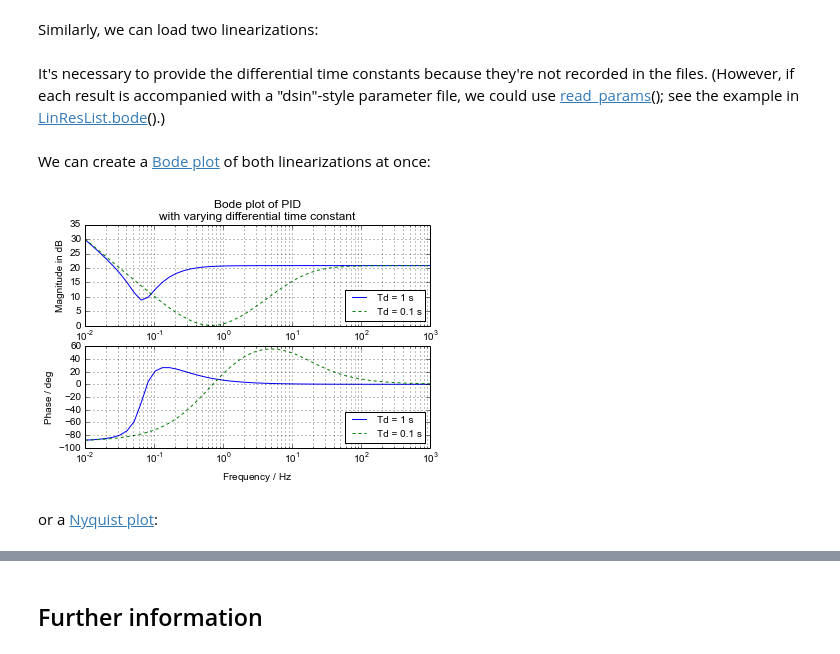
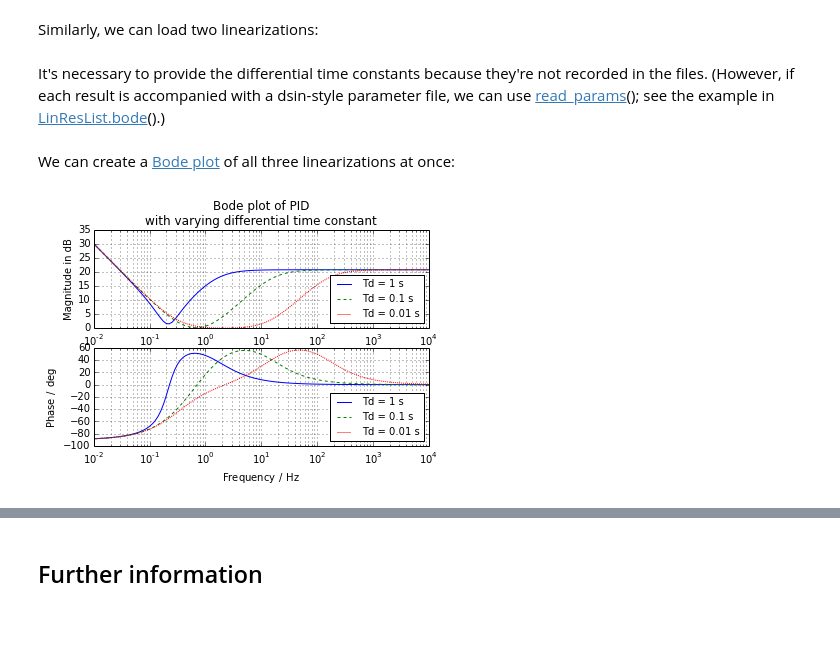
Before and after one commit to kdavies4/ModelicaRes, a Jupyter notebook: examples/tutorial.ipynb, the cells around one changed output, grey strips where cells are left out. Saved outputs shown, nothing was run; the diff lists cells and outputs as text; code cells hidden in the pictures; blank space fills up the shorter version.

```diff
--- a/examples/tutorial.ipynb
+++ b/examples/tutorial.ipynb
@@ -289,18 +297,16 @@ ax, __ = sims.plot('L.v', title="Chua circuit\nwith varying inductance", ylabel1
 # %% [markdown]
 Similarly, we can load two linearizations:
 # %%
-results = {'PID/1/dslin.mat': "Td = 0.1 s",
+results = {'PID/1/dslin.mat': "Td = 0.01 s",
+           'PID.mat': "Td = 0.1 s",
            'PID/2/dslin.mat': "Td = 1 s"}
 lins = LinResList(*list(results))
 # %% [markdown]
-It's necessary to provide the differential time constants because they're not recorded in the files.  (However, if each result is accompanied with a "dsin"-style parameter file, we could use [read_params](http://kdavies4.github.io/ModelicaRes/exps.html#modelicares.exps.read_params)(); see the example in [LinResList.bode](http://kdavies4.github.io/ModelicaRes/linres.html#modelicares.linres.LinResList.bode)().)
+It's necessary to provide the differential time constants because they're not recorded in the files.  (However, if each result is accompanied with a dsin-style parameter file, we can use [read_params](http://kdavies4.github.io/ModelicaRes/exps.html#modelicares.exps.read_params)(); see the example in [LinResList.bode](http://kdavies4.github.io/ModelicaRes/linres.html#modelicares.linres.LinResList.bode)().)
 # %% [markdown]
-We can create a [Bode plot](http://en.wikipedia.org/wiki/Bode_plot) of both linearizations at once:
+We can create a [Bode plot](http://en.wikipedia.org/wiki/Bode_plot) of all three linearizations at once:
 # %%
-ax1, ax2 = lins.bode(title="Bode plot of PID\nwith varying differential time constant",
-                     omega=2*np.pi*np.logspace(-2, 3), labels=results.values(),
-                     leg_kwargs=dict(loc='lower right'))
+lins.bode(title="Bode plot of PID\nwith varying differential time constant",
+          labels=results.values(), freqs=(0.01, 1e4));
 # %% [output]
-[figure, old version]
+[figure, new version]
-# %% [markdown]
-or a [Nyquist plot](http://en.wikipedia.org/wiki/Nyquist_plot):
```
Also changed, not shown: parts of 17 cells of this notebook, 16 other files.
